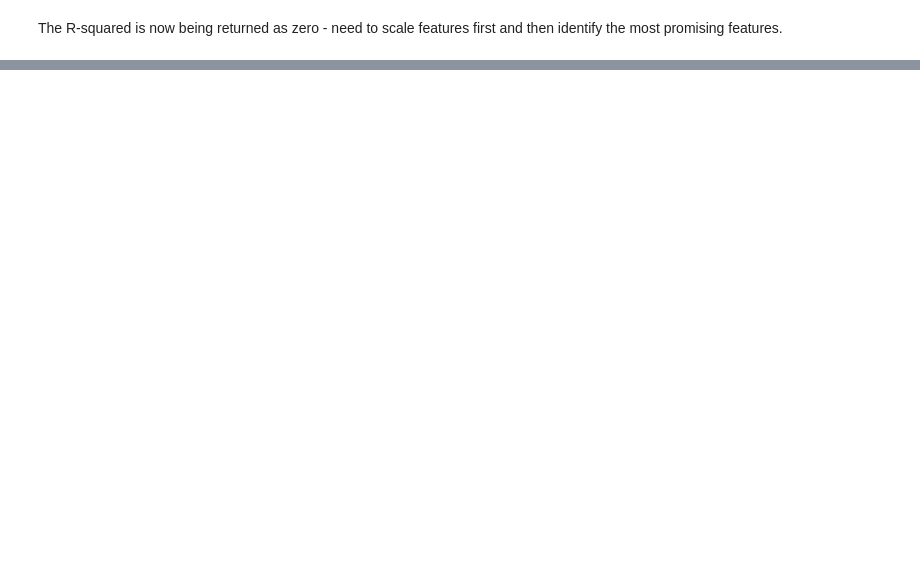
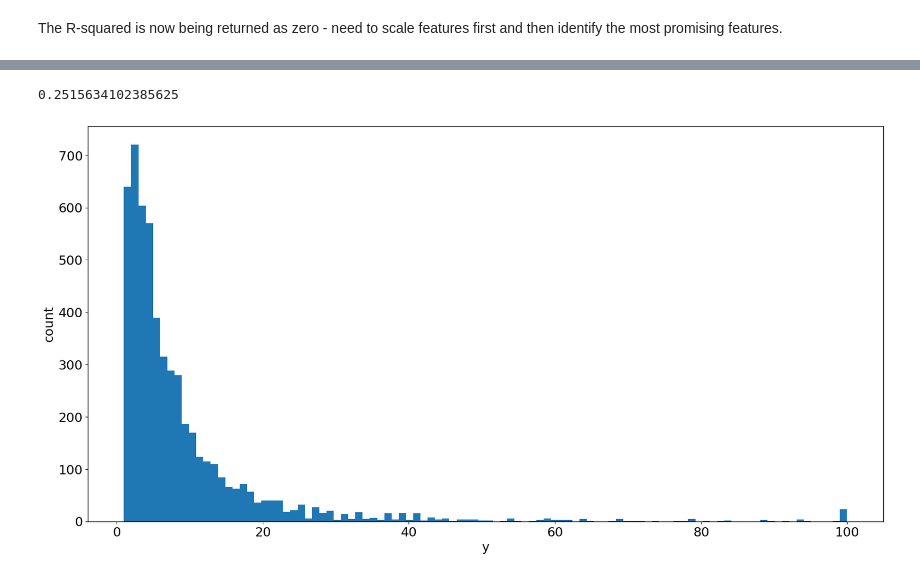
Before and after one commit to mholleranm/STAT390, a Jupyter notebook: Kaggle_Albert/kaggle-albert.ipynb, the cells around one changed output, grey strips where cells are left out. Cells and saved outputs as stored; diff of their text form; code cells hidden in the pictures; blank space fills up the shorter version.

```diff
--- a/Kaggle_Albert/kaggle-albert.ipynb
+++ b/Kaggle_Albert/kaggle-albert.ipynb
@@ -283,0 +307,21 @@ The R-squared is now being returned as zero - need to scale features first and t
+# %%
+# linreg with pca
+y = train_imputed['y']
+from sklearn.linear_model import LinearRegression
+from sklearn.model_selection import cross_val_score
+linreg = LinearRegression()
+# train linear regression with 5-fold cross validation
+scores = cross_val_score(linreg, X_pca, y, cv=5, scoring='r2')
+scores.mean()
+# %% [output]
+0.2515634102385625
+# %%
+# bar plot of y values
+plt.figure(figsize=(20,10))
+plt.rcParams.update({'font.size': 18, 'lines.markersize': 10})
+plt.hist(y, bins=100)
+plt.xlabel('y')
+plt.ylabel('count')
+plt.show()
+# %% [output]
+[figure, added]
```
Also changed, not shown: parts of 25 cells of this notebook, 2 other files.
